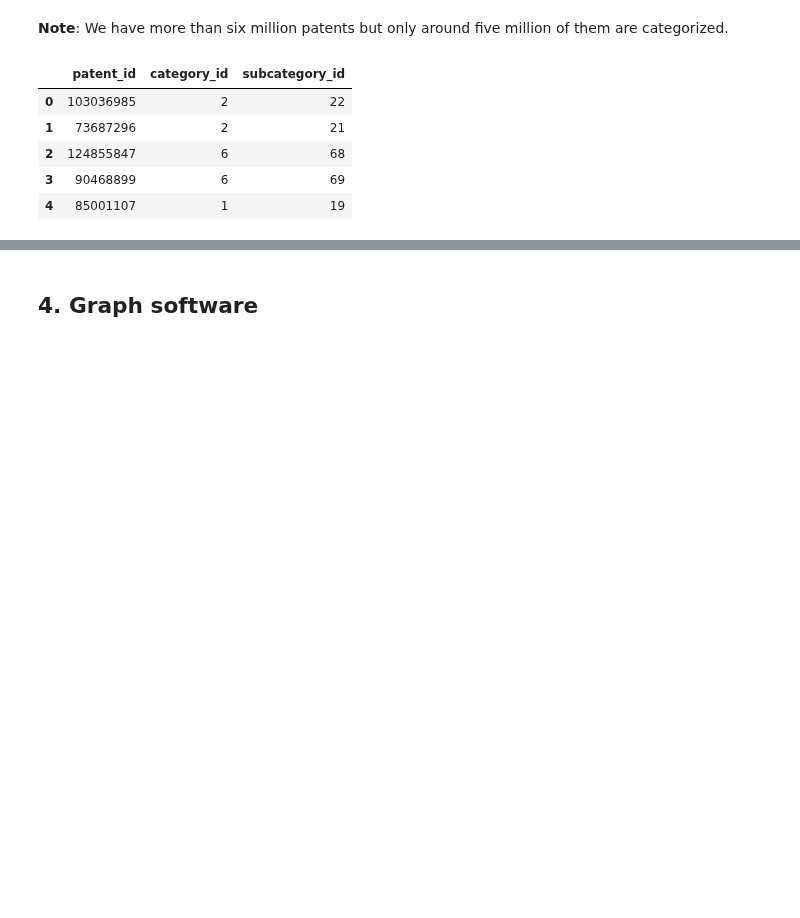
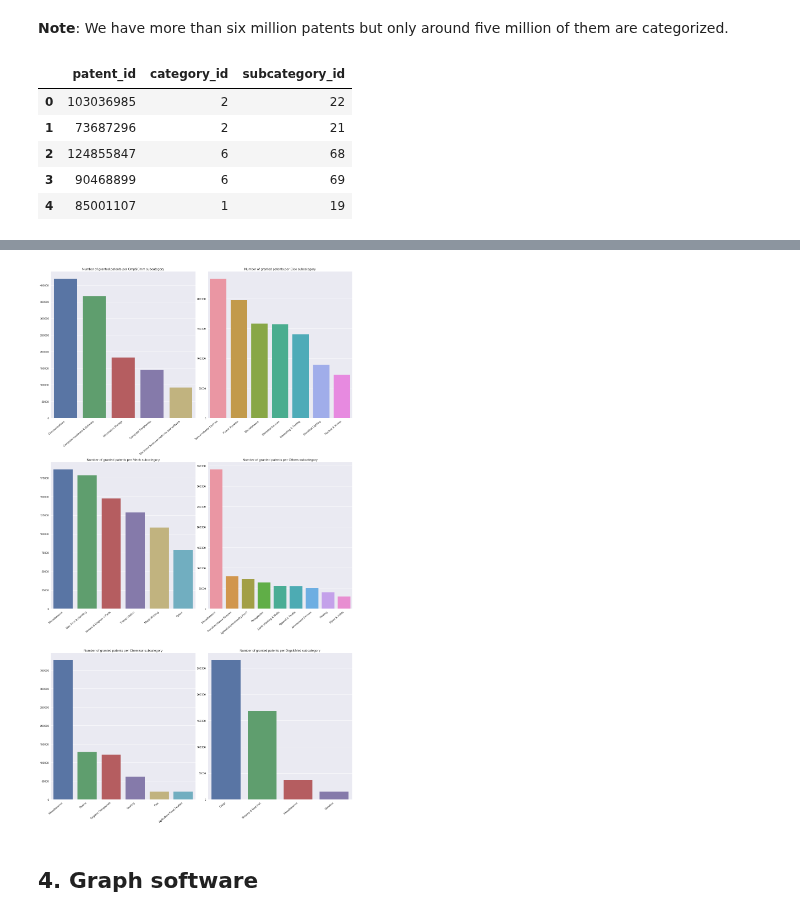
Before and after one commit to roman-bachmann/prayingmantissa, a Jupyter notebook: project/patents.ipynb, the cells around one changed output, grey strips where cells are left out. Drawn from its saved outputs; the diff is of its cells as text; code cells hidden in the pictures; blank space fills up the shorter version.

```diff
--- a/project/patents.ipynb
+++ b/project/patents.ipynb
@@ -275,3 +328,23 @@ sns.distplot(months, bins=np.arange(1, 12, 1), kde=False)
+# %%
+fig, axs = plt.subplots(3, 2, figsize=(16, 6))
+fig.tight_layout()
+plt.subplots_adjust(top=4.5)
+
+plots = ['Cmp&Cmm', 'Elec', 'Mech', 'Others', 'Chemical', 'Drgs&Med']
+for i in range(3):
+    for j in range(2):
+        hist = categorymap[categorymap.category == plots[i*2 + j]] \
+            .groupby('subcategory').count() \
+            .reset_index() \
+            .sort_values('patent_id', ascending=False)
+
+        sns.barplot(x='subcategory', y='patent_id', data=hist, ax=axs[i][j])
+        axs[i][j].set_title('Number of granted patents per {} subcategory'.format(plots[i*2 + j]))
+        axs[i][j].set_xlabel('')
+        axs[i][j].set_ylabel('')
+        axs[i][j].set_xticklabels(axs[i][j].get_xticklabels(), rotation=40, ha="right")
+# %% [output]
+[figure, added]
 # %% [markdown]
 ## 4. Graph software
 # %% [markdown]
```
Also changed, not shown: parts of 23 cells of this notebook, 1 other file.
